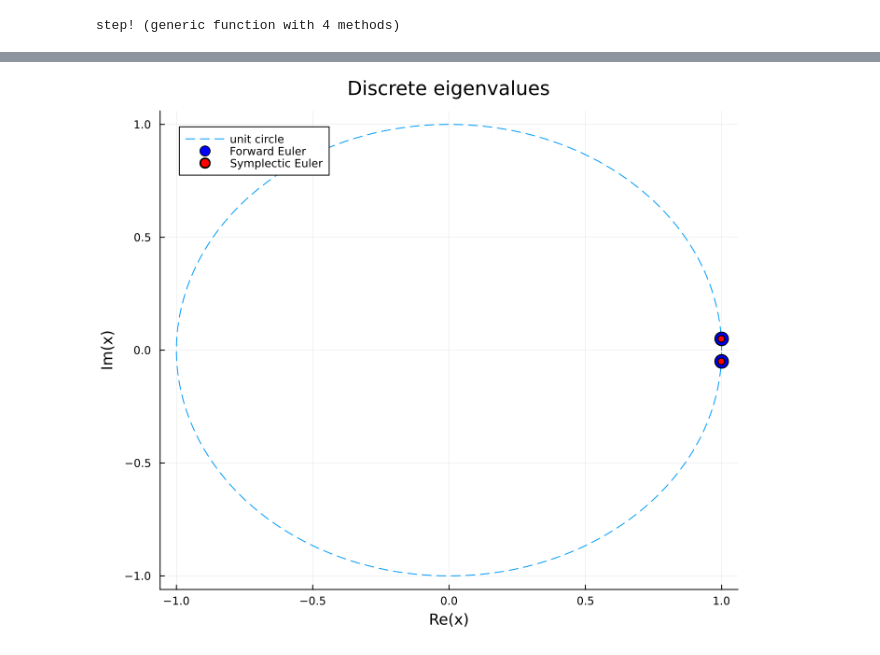
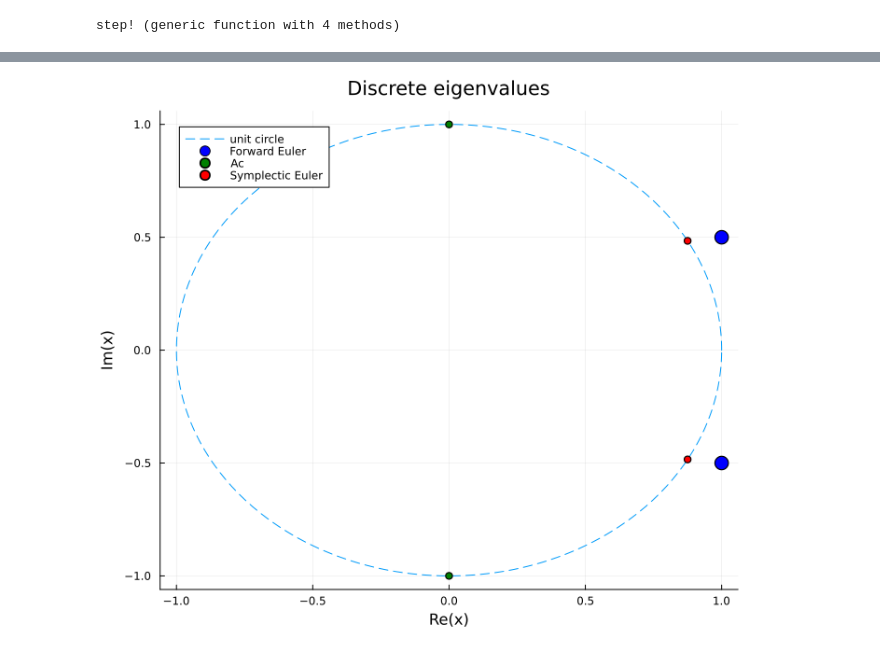
Before and after one commit to Ianborden/Quantum-APL, a Jupyter notebook: Week 3/DiffEQ.ipynb, the cells around one changed output, grey strips where cells are left out. Drawn from its saved outputs; the diff is of its cells as text; code cells hidden in the pictures.

```diff
--- a/Week 3/DiffEQ.ipynb
+++ b/Week 3/DiffEQ.ipynb
@@ -299,23 +274,26 @@ Plotter(damped_case)
 # %%
 θ = range(0, 2π; length = 400)
 Plots.plot((cos.(θ), sin.(θ)),
 linestyle = :dash,
 label = "unit circle",
 title = "Discrete eigenvalues",
 xlabel = "real part",
 ylabel = "imaginary part",
 size = (700,600))
 
-w = sqrt(oscillator.k/oscillator.m)
+pharm = SimpleHarmonicOscillator(1.0, 0.0, 1.0, 1.0, 0.0,)
+h = 0.5
+w = sqrt(pharm.k/pharm.m)
 Ac = [0 1; -1*w^2 0]
-Afe = [1 dt; -1 * dt * w^2 1]
-Ase = [1-dt^2*w^2 dt; -1 * dt * w^2 1]
+Afe = [1 h; -1 * h * w^2 1]
+Ase = [1-h^2*w^2 h; -1 * h * w^2 1]
 
 eigac = eigvals(Ac)
 eigafe = eigvals(Afe)
 eigase = eigvals(Ase)
 
 Plots.scatter!(eigafe, label = "Forward Euler", color=:blue, markersize = 8)
+Plots.scatter!(eigac, label = "Ac", color=:green)
 Plots.scatter!(eigase, label = "Symplectic Euler", color=:red)
 # %% [output]
-[figure, old version]
+[figure, new version]
```
Also changed, not shown: parts of 5 cells of this notebook.
